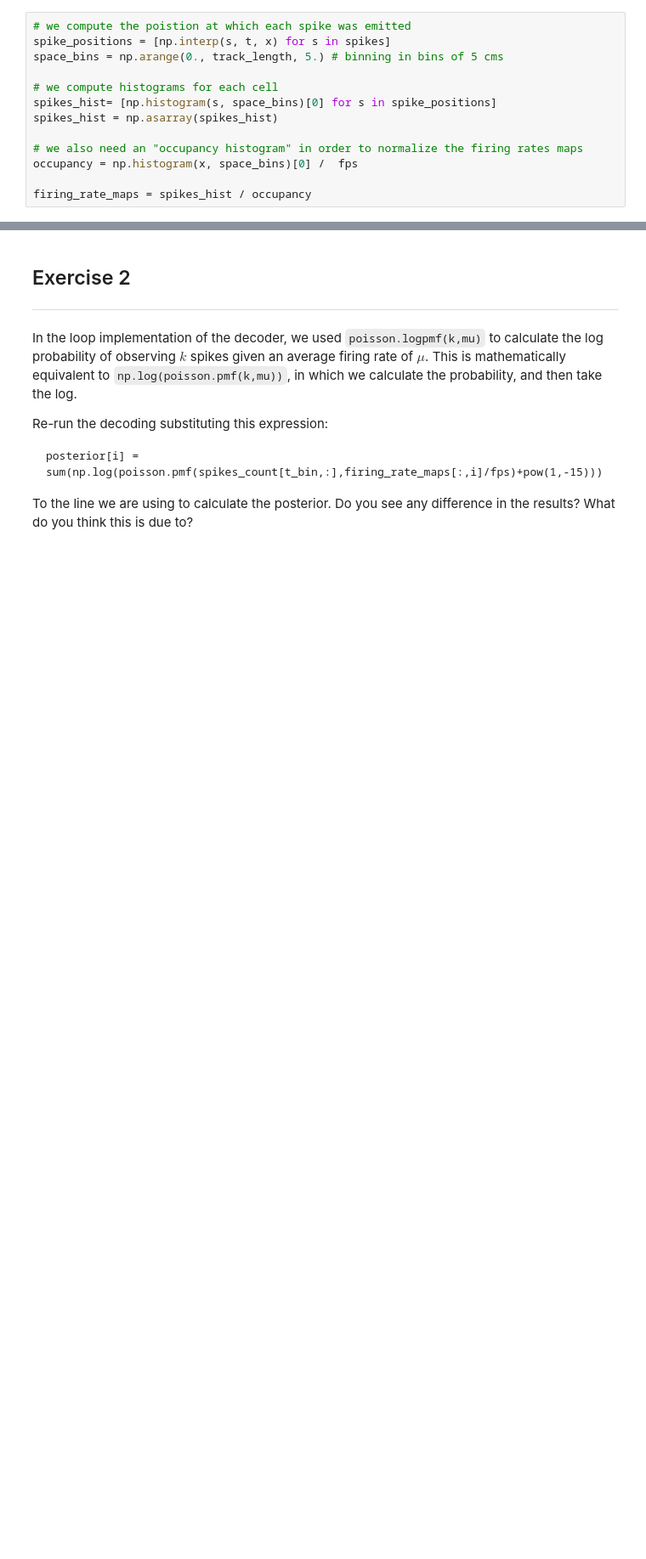
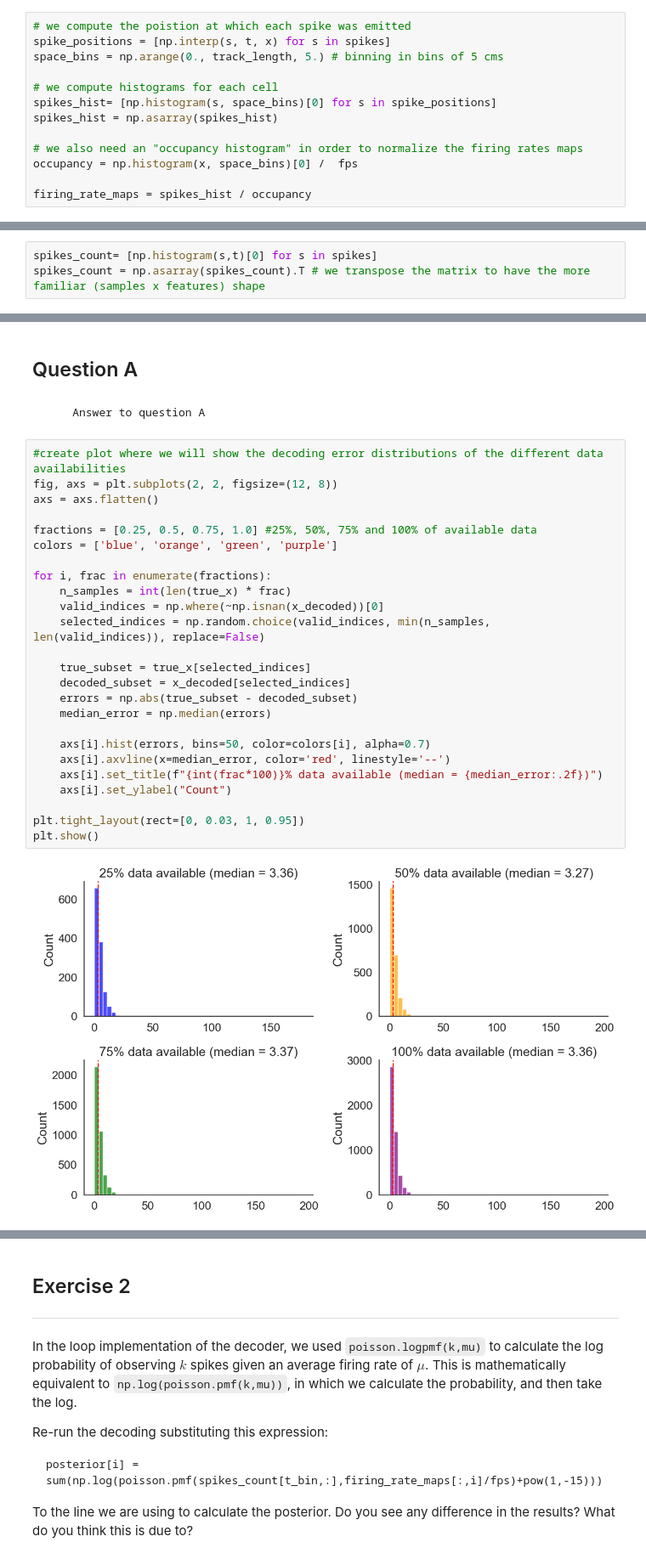
Before and after one commit to EvaMare/Neuro_Analysis, a Jupyter notebook: 3-population-methods-main/01-bayes-decoding/module_3a_exercises.ipynb, the cells around one changed output, grey strips where cells are left out. Shown at 85% size. Cells and saved outputs as stored; diff of their text form; blank space fills up the shorter version.

```diff
--- a/3-population-methods-main/01-bayes-decoding/module_3a_exercises.ipynb
+++ b/3-population-methods-main/01-bayes-decoding/module_3a_exercises.ipynb
@@ -162,0 +143,3 @@ plt.colorbar()
+# %%
+spikes_count= [np.histogram(s,t)[0] for s in spikes]
+spikes_count = np.asarray(spikes_count).T # we transpose the matrix to have the more familiar (samples x features) shape
@@ -162,0 +169,31 @@ plt.colorbar()
+# %% [markdown]
+## Question A
+# %% [markdown]
+        Answer to question A
+# %%
+#create plot where we will show the decoding error distributions of the different data availabilities
+fig, axs = plt.subplots(2, 2, figsize=(12, 8))
+axs = axs.flatten()
+
+fractions = [0.25, 0.5, 0.75, 1.0] #25%, 50%, 75% and 100% of available data
+colors = ['blue', 'orange', 'green', 'purple']
+
+for i, frac in enumerate(fractions):
+    n_samples = int(len(true_x) * frac)
+    valid_indices = np.where(~np.isnan(x_decoded))[0]
+    selected_indices = np.random.choice(valid_indices, min(n_samples, len(valid_indices)), replace=False)
+
+    true_subset = true_x[selected_indices]
+    decoded_subset = x_decoded[selected_indices]
+    errors = np.abs(true_subset - decoded_subset)
+    median_error = np.median(errors)
+
+    axs[i].hist(errors, bins=50, color=colors[i], alpha=0.7)
+    axs[i].axvline(x=median_error, color='red', linestyle='--')
+    axs[i].set_title(f"{int(frac*100)}% data available (median = {median_error:.2f})")
+    axs[i].set_ylabel("Count")
+
+plt.tight_layout(rect=[0, 0.03, 1, 0.95])
+plt.show()
+# %% [output]
+[figure, added]
```
Also changed, not shown: parts of 17 cells of this notebook.
